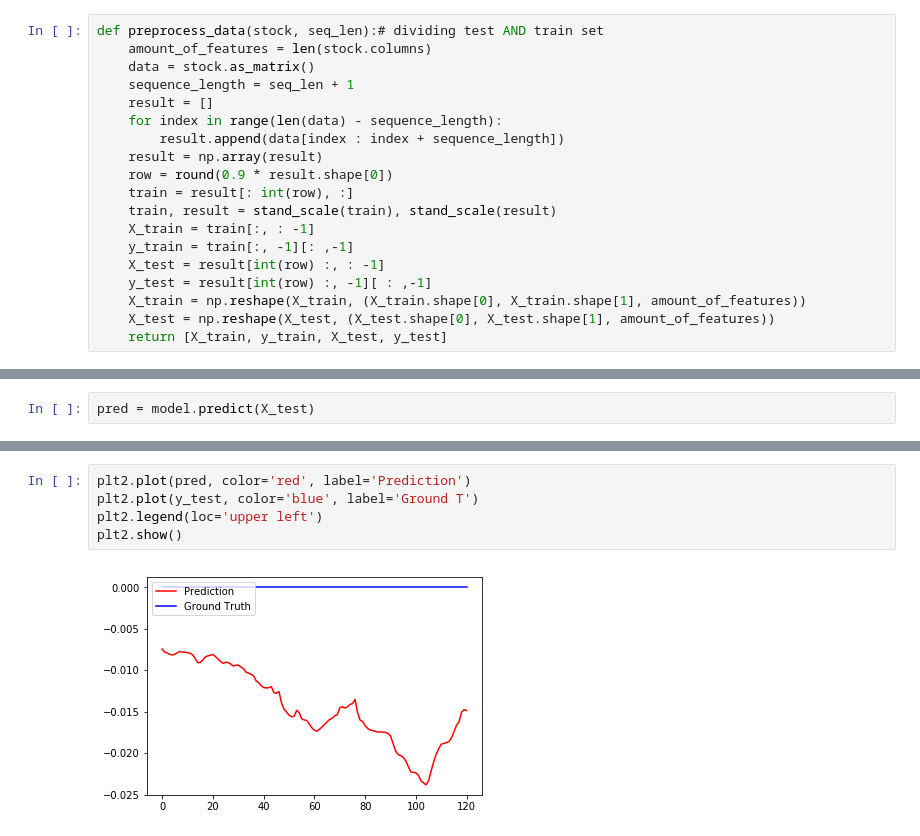
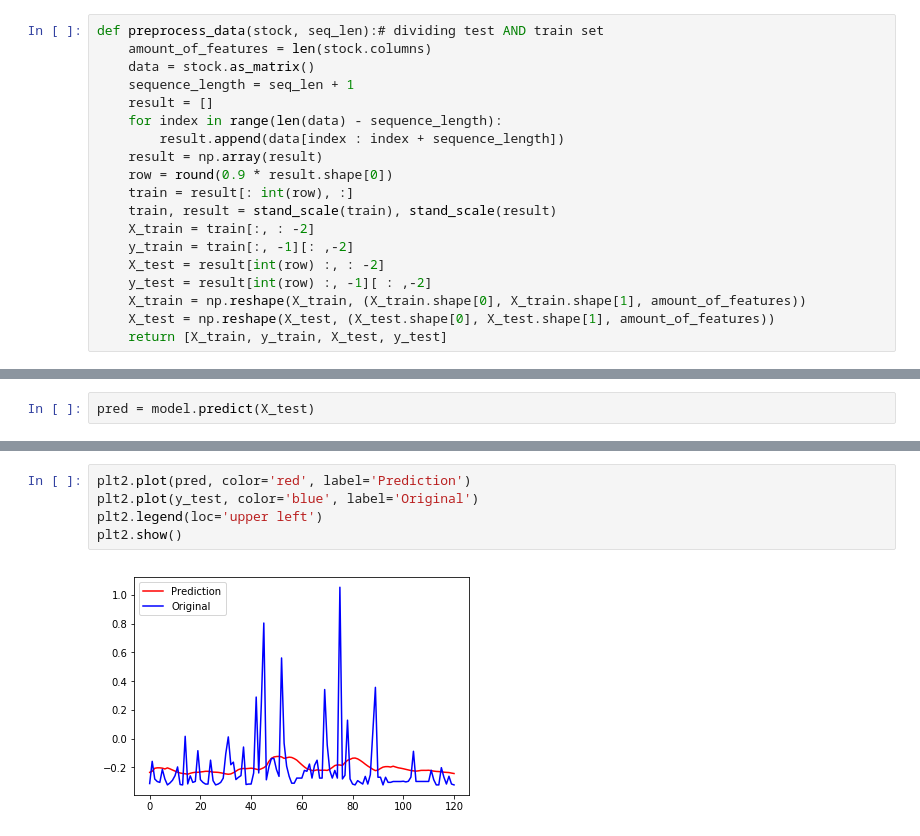
Before and after one commit to shan1322/Stock-Prediction, a Jupyter notebook: Pred.ipynb, the cells around one changed output, grey strips where cells are left out. Drawn from its saved outputs; the diff is of its cells as text.

```diff
--- a/Pred.ipynb
+++ b/Pred.ipynb
@@ -30,10 +52,10 @@ def preprocess_data(stock, seq_len):# dividing test AND train set
     row = round(0.9 * result.shape[0])
     train = result[: int(row), :]
     train, result = stand_scale(train), stand_scale(result)
-    X_train = train[:, : -1]
-    y_train = train[:, -1][: ,-1]
-    X_test = result[int(row) :, : -1]
-    y_test = result[int(row) :, -1][ : ,-1]
+    X_train = train[:, : -2]
+    y_train = train[:, -1][: ,-2]
+    X_test = result[int(row) :, : -2]
+    y_test = result[int(row) :, -1][ : ,-2]
     X_train = np.reshape(X_train, (X_train.shape[0], X_train.shape[1], amount_of_features))
     X_test = np.reshape(X_test, (X_test.shape[0], X_test.shape[1], amount_of_features))
     return [X_train, y_train, X_test, y_test]
@@ -86,7 +127,7 @@ pred = model.predict(X_test)
 # %%
 plt2.plot(pred, color='red', label='Prediction')
-plt2.plot(y_test, color='blue', label='Ground T')
+plt2.plot(y_test, color='blue', label='Original')
 plt2.legend(loc='upper left')
 plt2.show()
 # %% [output]
-[figure, old version]
+[figure, new version]
```
Also changed, not shown: parts of 6 cells of this notebook.
